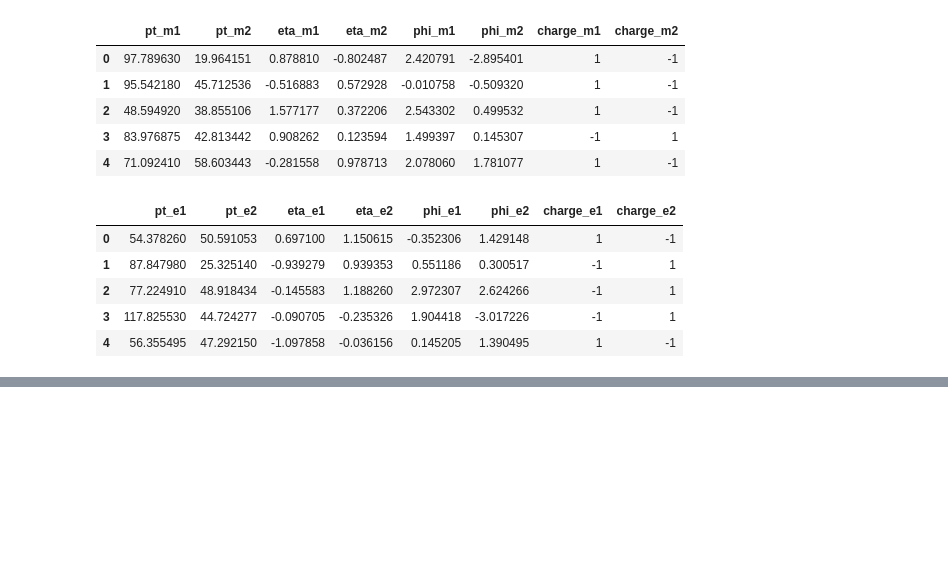
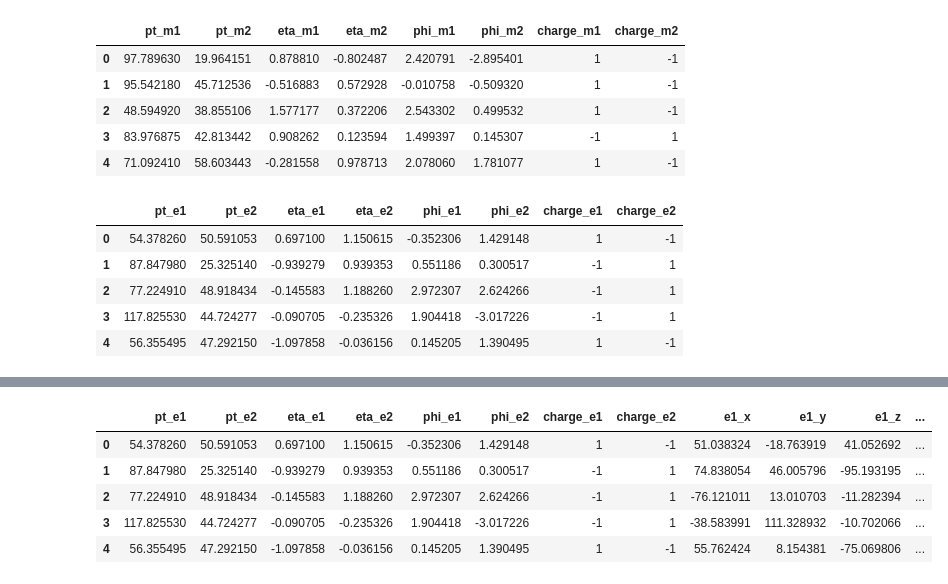
Before and after one commit to emmdaz/Higgs-Boson-LHC-Collision-Detector, a Jupyter notebook: Lepton-Invariant-Mass-Distribution.ipynb, the cells around one changed output, grey strips where cells are left out. Saved outputs shown, nothing was run; the diff lists cells and outputs as text; code cells hidden in the pictures; blank space fills up the shorter version.

```diff
--- a/Lepton-Invariant-Mass-Distribution.ipynb
+++ b/Lepton-Invariant-Mass-Distribution.ipynb
@@ -308,0 +324,10 @@ df2.head()
+# %%
+# And for the electrons
+df2.head()
+# %% [output]
+|  | pt_e1 | pt_e2 | eta_e1 | eta_e2 | phi_e1 | phi_e2 | charge_e1 | charge_e2 | e1_x | e1_y | e1_z | ... |
+| 0 | 54.378260 | 50.591053 | 0.697100 | 1.150615 | -0.352306 | 1.429148 | 1 | -1 | 51.038324 | -18.763919 | 41.052692 | ... |
+| 1 | 87.847980 | 25.325140 | -0.939279 | 0.939353 | 0.551186 | 0.300517 | -1 | 1 | 74.838054 | 46.005796 | -95.193195 | ... |
+| 2 | 77.224910 | 48.918434 | -0.145583 | 1.188260 | 2.972307 | 2.624266 | -1 | 1 | -76.121011 | 13.010703 | -11.282394 | ... |
+| 3 | 117.825530 | 44.724277 | -0.090705 | -0.235326 | 1.904418 | -3.017226 | -1 | 1 | -38.583991 | 111.328932 | -10.702066 | ... |
+| 4 | 56.355495 | 47.292150 | -1.097858 | -0.036156 | 0.145205 | 1.390495 | 1 | -1 | 55.762424 | 8.154381 | -75.069806 | ... |
```
Also changed, not shown: parts of 4 cells of this notebook.
